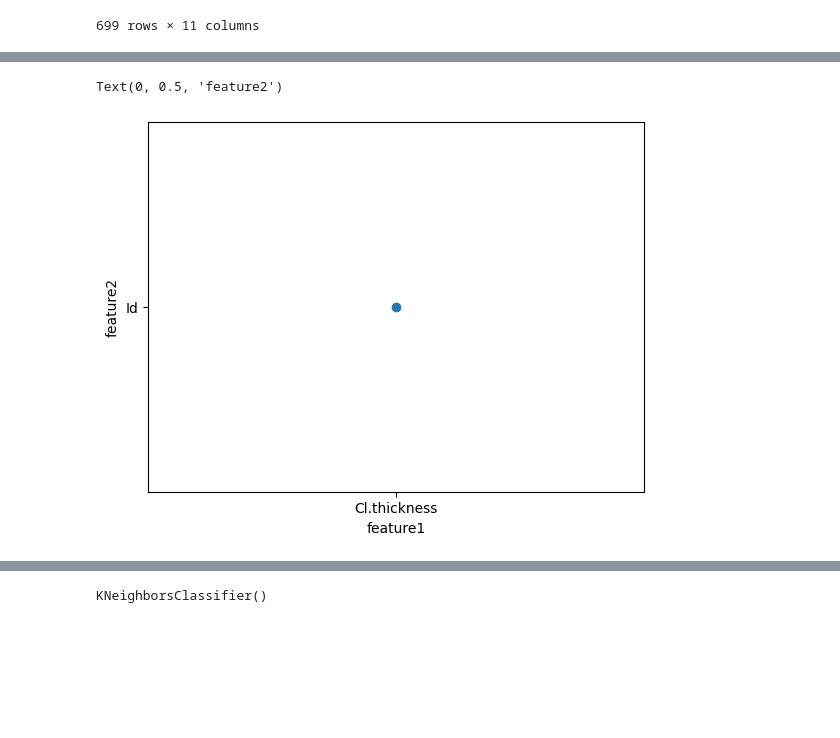
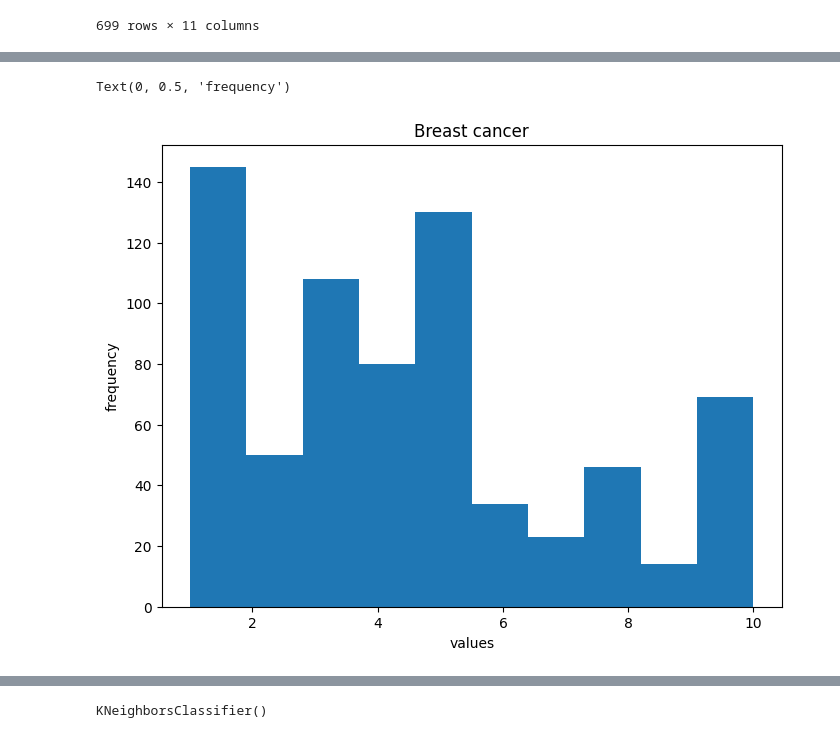
Before and after one commit to manojsham4603/step-2023-ml-dl, a Jupyter notebook: EXERCISE_2.ipynb, the cells around one changed output, grey strips where cells are left out. Saved outputs shown, nothing was run; the diff lists cells and outputs as text; code cells hidden in the pictures; blank space fills up the shorter version.

```diff
--- a/EXERCISE_2.ipynb
+++ b/EXERCISE_2.ipynb
@@ -30,0 +46,3 @@ data_set
+# %%
+mean_value=data_set['Bare.nuclei'].mean()
+data_set['Bare.nuclei'].fillna(value = mean_value, inplace = True)
@@ -55,11 +102,13 @@ print(y)
 # %%
 #visualize the dataset
-plt.scatter('Cl.thickness','Id')
-plt.xlabel('feature1')
-plt.ylabel('feature2')
+plt.figure(figsize=(8,6))
+plt.hist(data_set['Cl.thickness'],bins=10)
+plt.title('Breast cancer')
+plt.xlabel('values')
+plt.ylabel('frequency')
 # %% [output]
-Text(0, 0.5, 'feature2')
+Text(0, 0.5, 'frequency')
-[figure, old version]
+[figure, new version]
 # %%
 # Splitting the dataset into training and test set.
 from sklearn.model_selection import train_test_split
```
Also changed, not shown: parts of 8 cells of this notebook.
